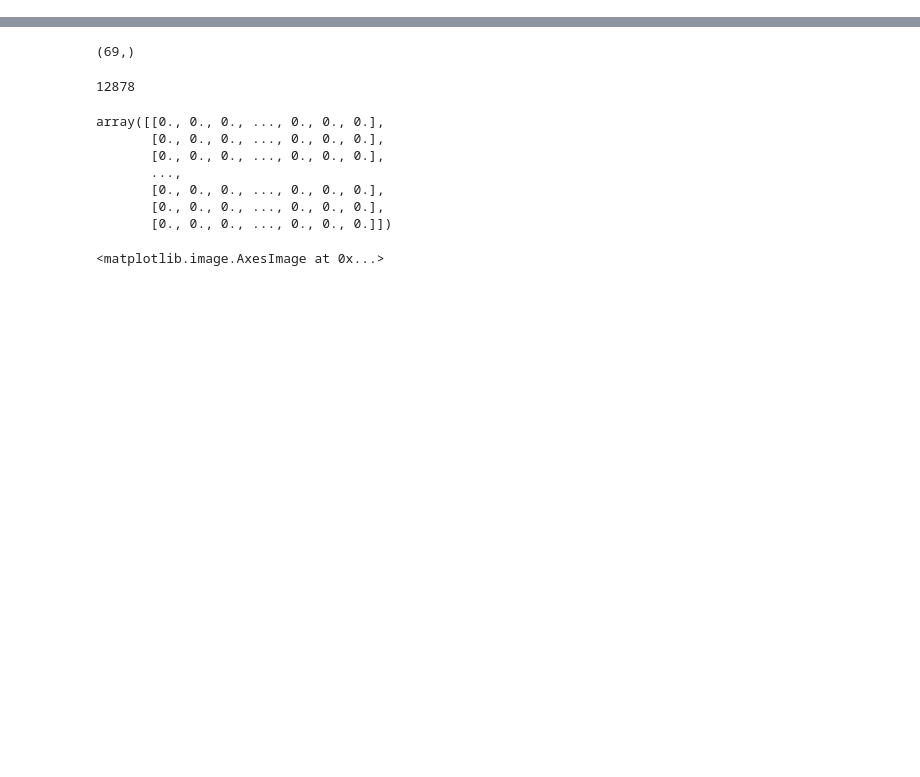
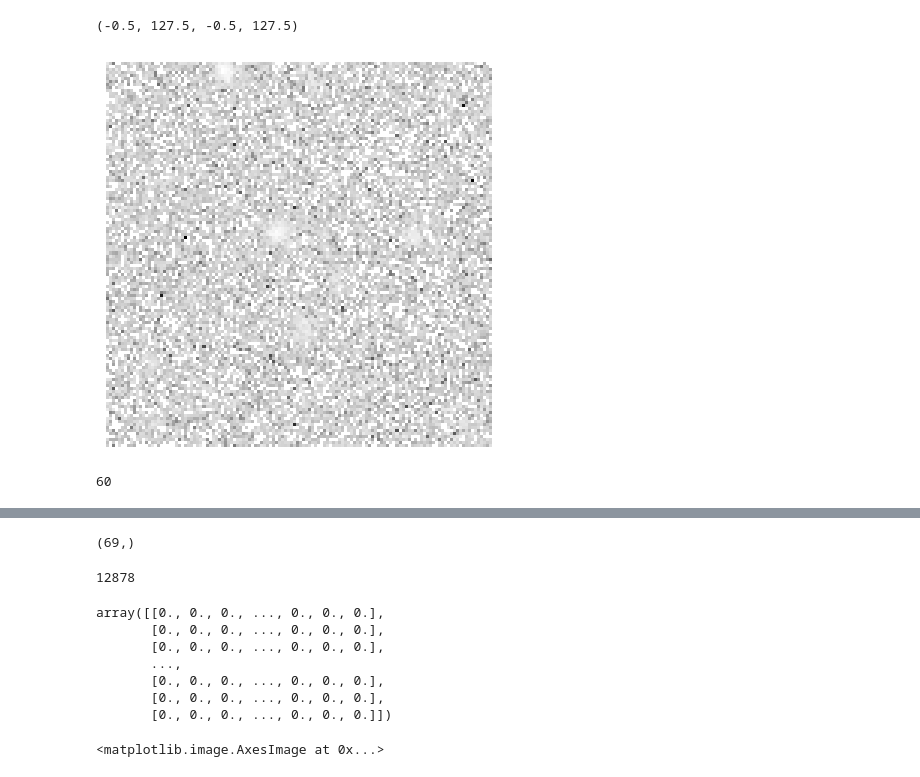
Before and after one commit to David-Chemaly/Dwarf_SAM, a Jupyter notebook: get_data.ipynb, the cells around one changed output, grey strips where cells are left out. Saved outputs shown, nothing was run; the diff lists cells and outputs as text; code cells hidden in the pictures; blank space fills up the shorter version.

```diff
--- a/get_data.ipynb
+++ b/get_data.ipynb
@@ -42,0 +95,14 @@ dwarf_map[dwarf_x_pixel,dwarf_y_pixel] = 1
+# %%
+plt.figure(figsize=(10,5))
+here = 4
+plt.imshow(data_patch[idx[here],0,:,:].T, origin='lower', cmap='gray', norm='log')
+dwarf_here = np.where( dwarf_patch[idx[here],0,:,:] != 0)
+# plt.scatter(dwarf_here[0], dwarf_here [1], c='r')#, s=10)
+plt.axis('off')
+# %% [output]
+(-0.5, 127.5, -0.5, 127.5)
+[figure, added]
+# %%
+idx % 122
+# %% [output]
+60
```
Also changed, not shown: parts of 13 cells of this notebook.
